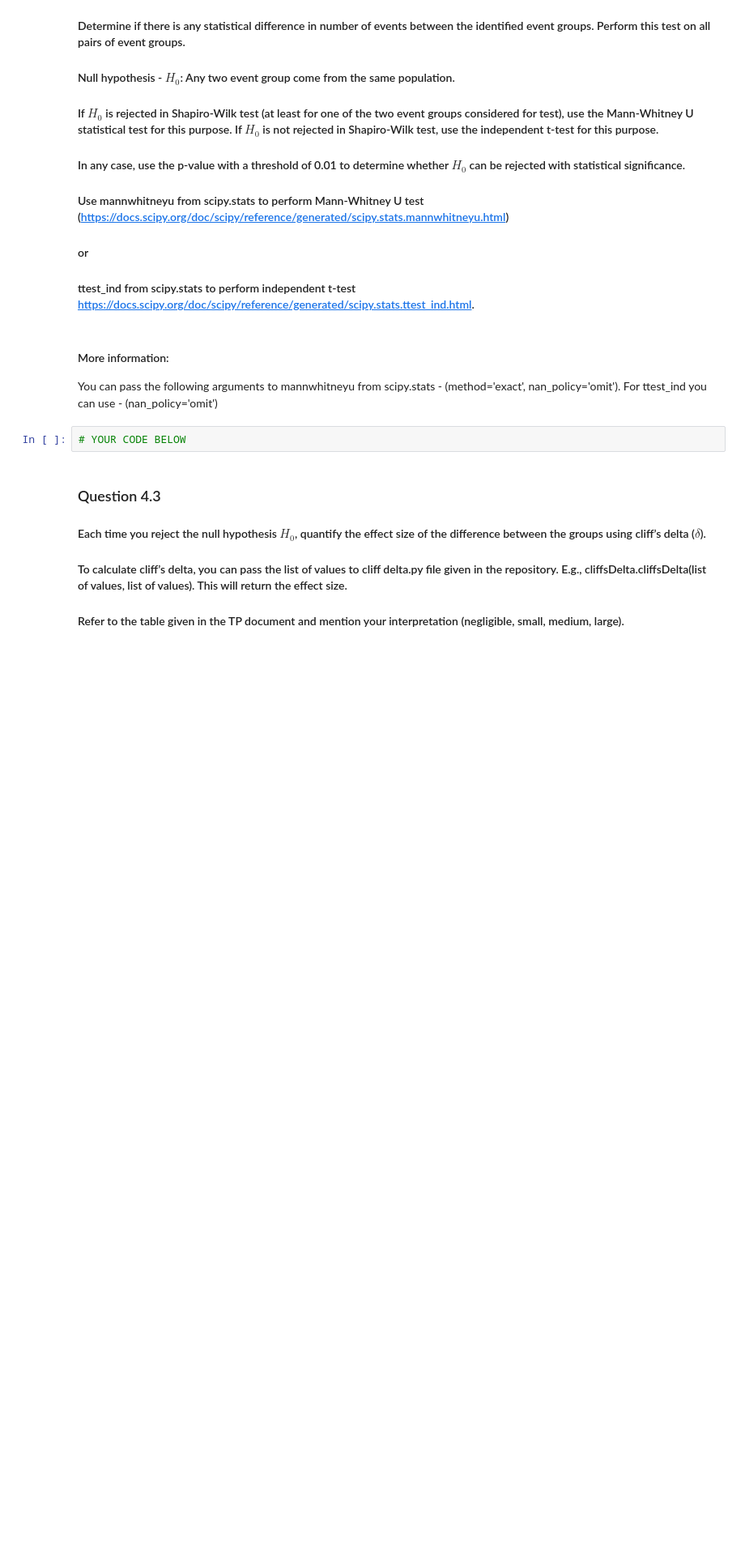
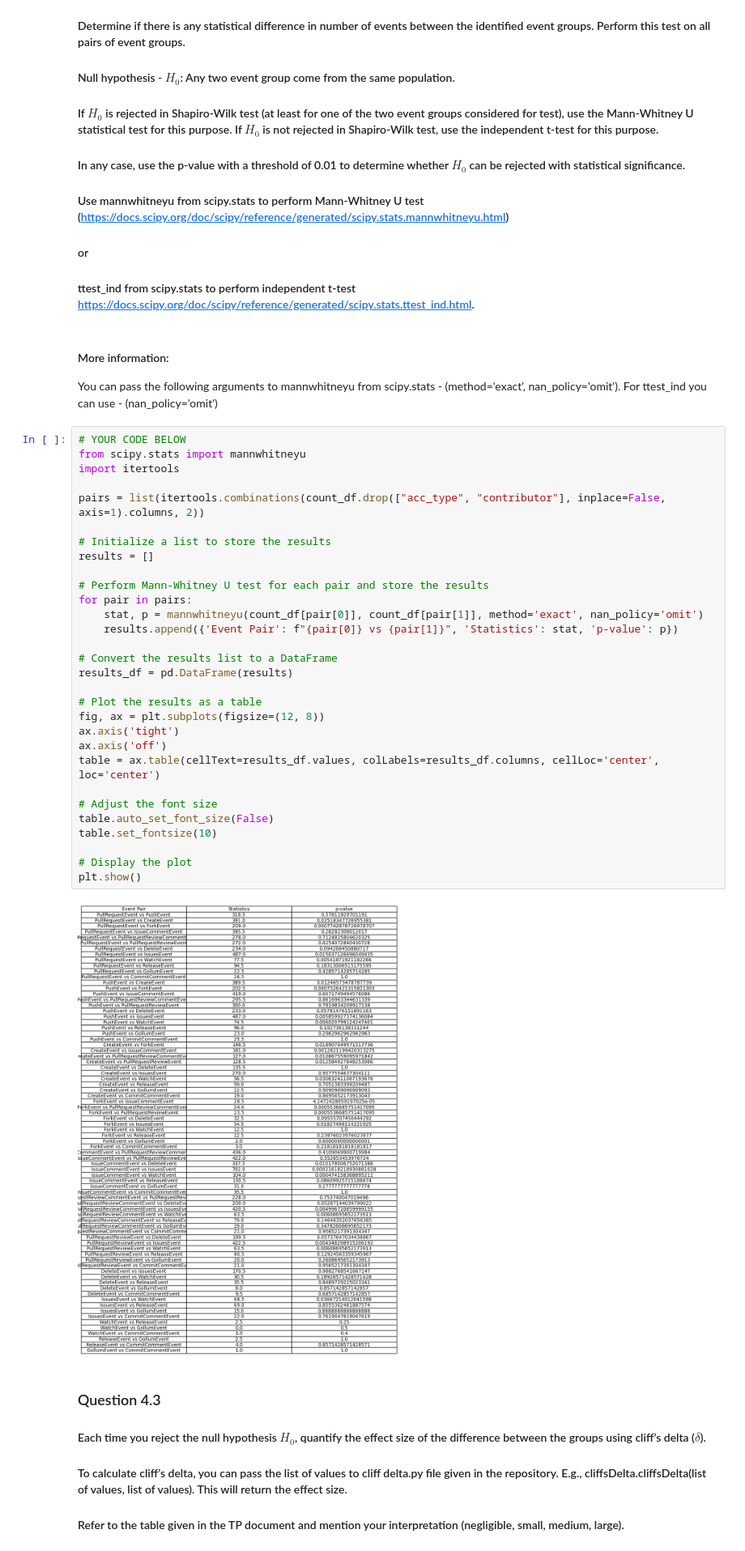
Before and after one commit to amanzio/Software_Evolution_TP_bots, a Jupyter notebook: TP_bots_template.ipynb, the cells around one changed output. Shown at 81% size. Drawn from its saved outputs; the diff is of its cells as text; blank space fills up the shorter version.

```diff
--- a/TP_bots_template.ipynb
+++ b/TP_bots_template.ipynb
@@ -743,6 +746,36 @@ print("Hence data does not follow a normal distribution.")
 You can pass the following arguments to mannwhitneyu from scipy.stats - (method='exact', nan_policy='omit'). For ttest_ind you can use - (nan_policy='omit')
 # %%
 # YOUR CODE BELOW
+from scipy.stats import mannwhitneyu
+import itertools
+
+pairs = list(itertools.combinations(count_df.drop(["acc_type", "contributor"], inplace=False, axis=1).columns, 2))
+
+# Initialize a list to store the results
+results = []
+
+# Perform Mann-Whitney U test for each pair and store the results
+for pair in pairs:
+    stat, p = mannwhitneyu(count_df[pair[0]], count_df[pair[1]], method='exact', nan_policy='omit')
+    results.append({'Event Pair': f"{pair[0]} vs {pair[1]}", 'Statistics': stat, 'p-value': p})
+
+# Convert the results list to a DataFrame
+results_df = pd.DataFrame(results)
+
+# Plot the results as a table
+fig, ax = plt.subplots(figsize=(12, 8))
+ax.axis('tight')
+ax.axis('off')
+table = ax.table(cellText=results_df.values, colLabels=results_df.columns, cellLoc='center', loc='center')
+
+# Adjust the font size
+table.auto_set_font_size(False)
+table.set_fontsize(10)
+
+# Display the plot
+plt.show()
+# %% [output]
+[figure, added]
 # %% [markdown]
 ### Question 4.3
 #### Each time you reject the null hypothesis $H_0$, quantify the effect size of the diﬀerence between the groups using cliﬀ’s delta ($\delta$).
```
Also changed, not shown: parts of 1 cell of this notebook.
